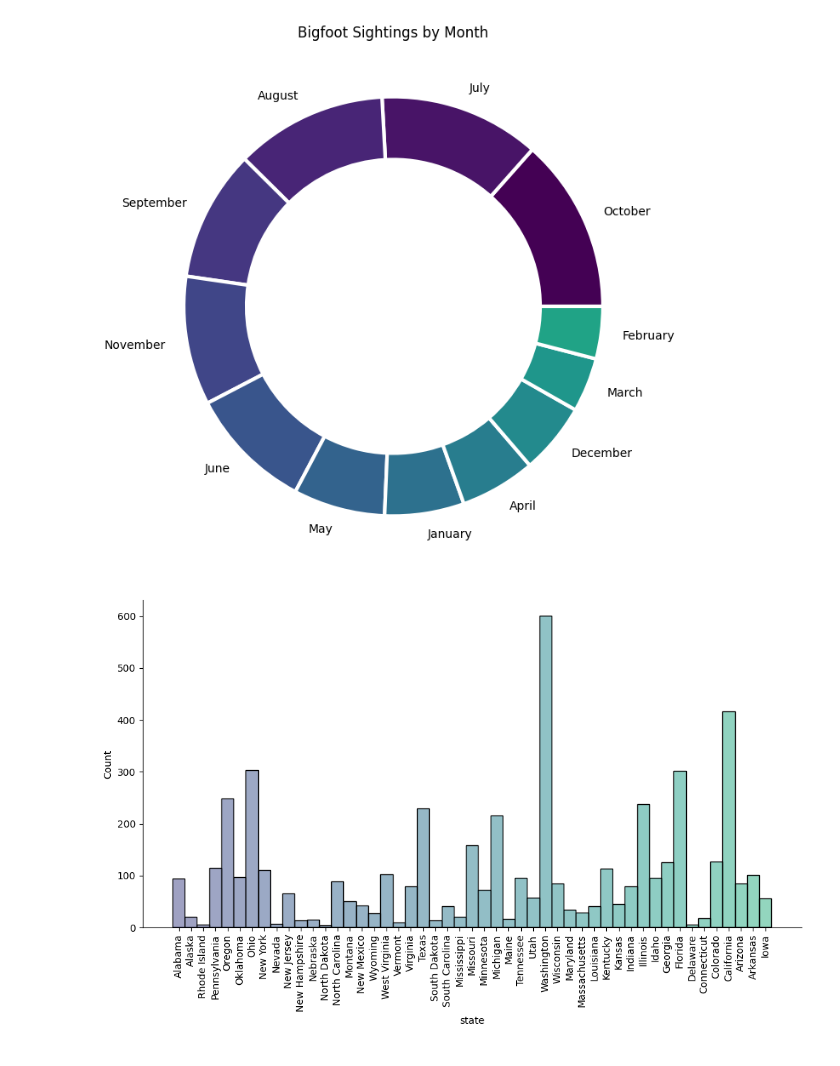
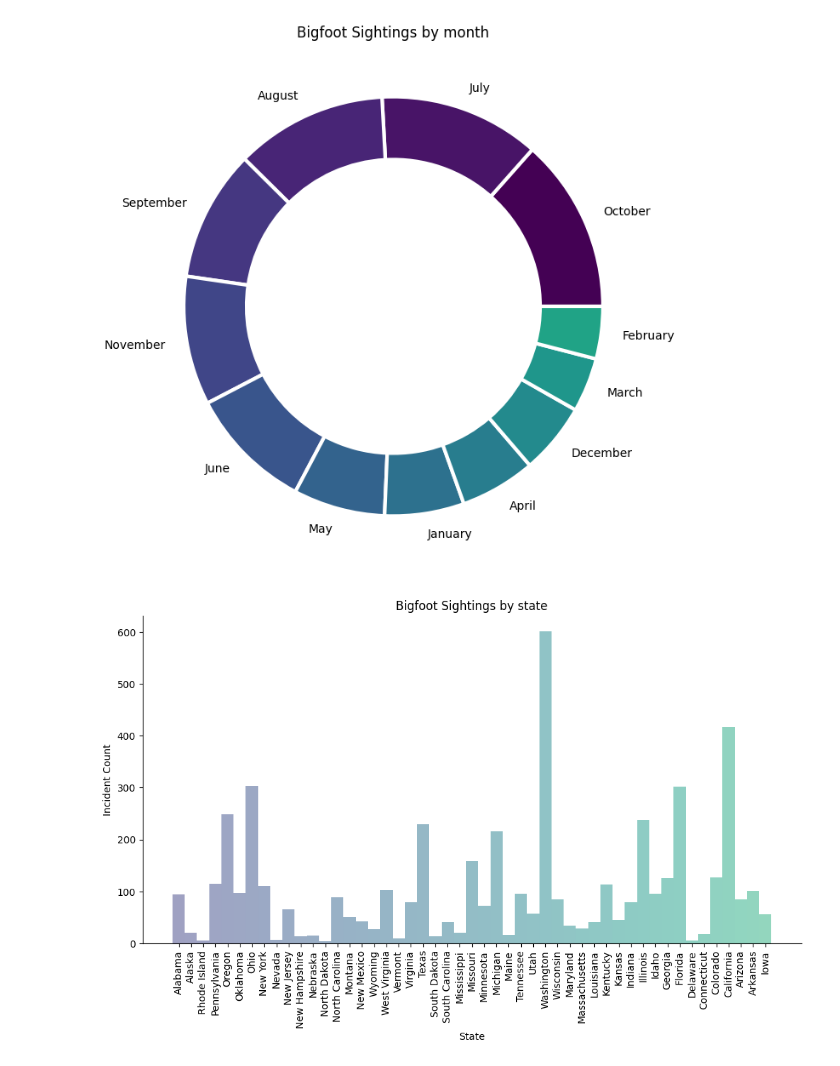
Before and after one commit to fiorigzg/bigfoot, a Jupyter notebook: main.ipynb, the cells around one changed output. Saved outputs shown, nothing was run; the diff lists cells and outputs as text; code cells hidden in the pictures.

```diff
--- a/main.ipynb
+++ b/main.ipynb
@@ -56,6 +54,14 @@ month_dict = {
   12: 'December'
 }
 date_df['Month'] = date_df['Month'].map(month_dict)
+# %%
+def FtoC(df, col):
+  df[col] = (df[col] - 32) * 5/9
+  return df
+
+df = FtoC(df, 'temperature_high')
+df = FtoC(df, 'temperature_mid')
+df = FtoC(df, 'temperature_low')
 # %% [markdown]
 # Plots
 # %%
@@ -139,10 +154,13 @@ plt.show()
 # %%
 cmap = mcm.get_cmap('viridis')
 colors = cmap(np.linspace(0.2, 1, 90))
 plt.figure(figsize=(12, 6))
-sns.histplot(df, x="state", hue="state", palette=colors, legend=False)
+sns.histplot(df, x="state", hue="state", palette=colors, legend=False, linewidth=0)
 plt.xticks(rotation=90)
+plt.xlabel('State')
+plt.ylabel('Incident Count')
+plt.title('Bigfoot Sightings by state')
 sns.despine()
 plt.show()
 # %% [output]
-[figure, old version]
+[figure, new version]
```
Also changed, not shown: parts of 10 cells of this notebook.
